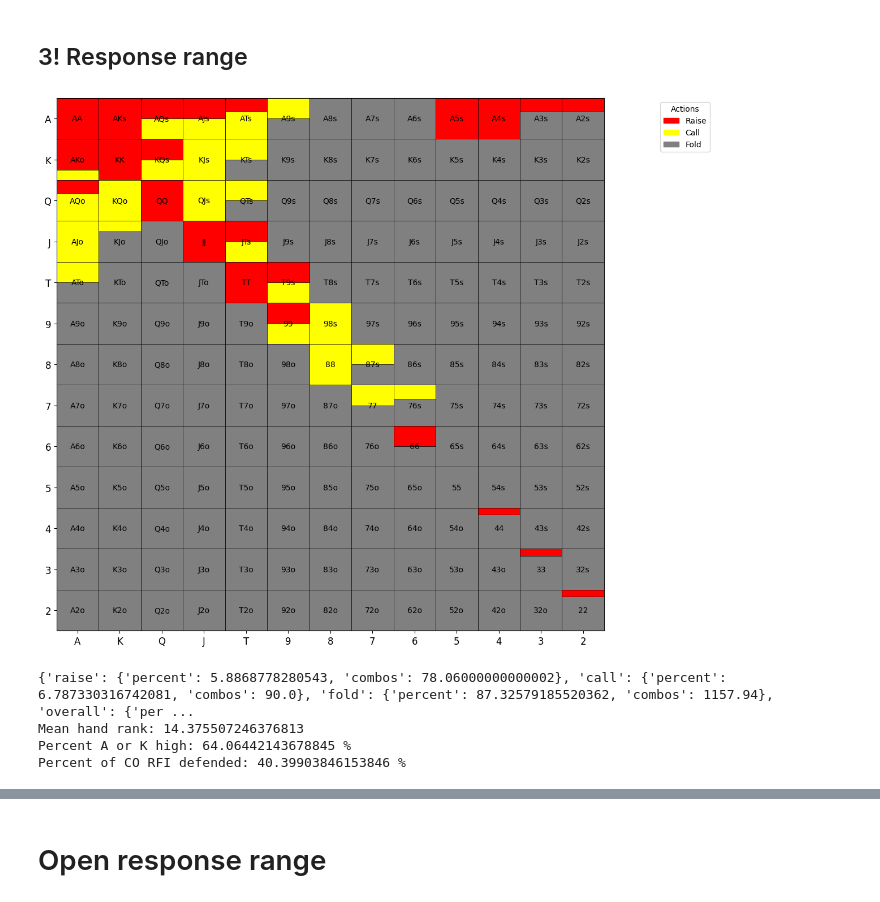
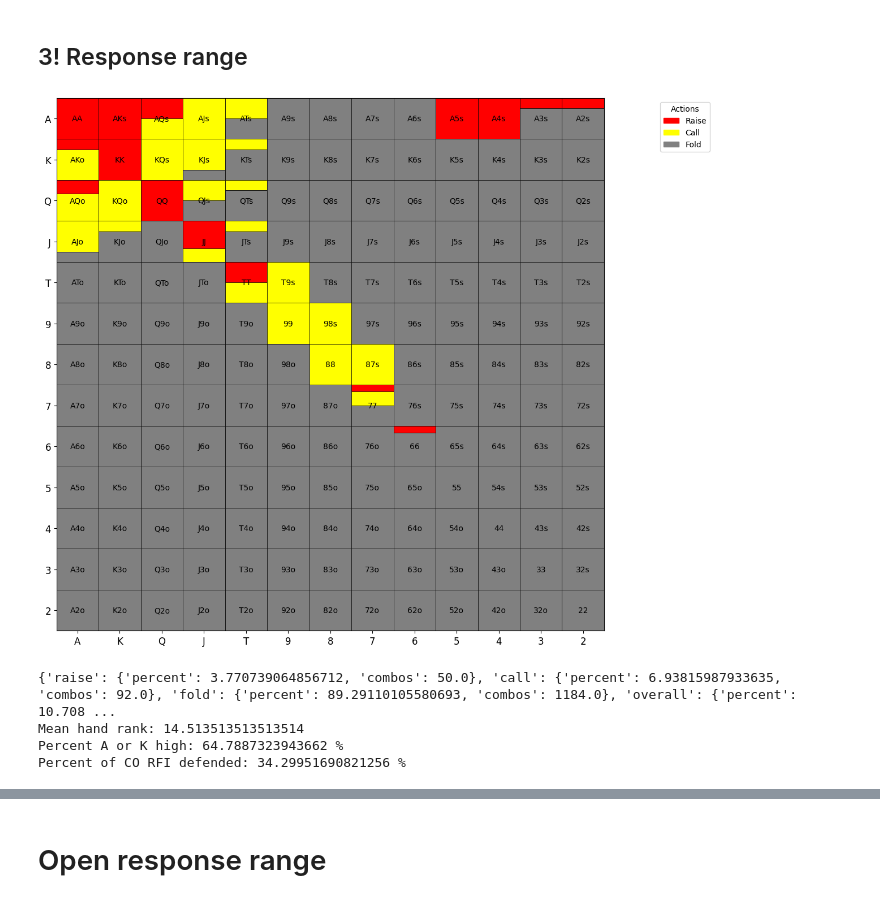
Before and after one commit to KunaalAgarwal/poker_analysis, a Jupyter notebook: src/co_ranges.ipynb, the cells around one changed output, grey strips where cells are left out. Cells and saved outputs as stored; diff of their text form; code cells hidden in the pictures.

```diff
--- a/src/co_ranges.ipynb
+++ b/src/co_ranges.ipynb
@@ -97,7 +97,7 @@ rfi_range = {
 
     "65s": {"raise": 0.5, "call": 0.0},
 
-    "54s": {"raise": 0.5, "call": 0.0},
+    "54s": {"raise": 0.0, "call": 0.0},
 
     "43s": {"raise": 0.0, "call": 0.0},
 
@@ -139,97 +139,83 @@ response_3bet_range = { # Assuming btn 3bet here
     "AA": {"raise": 1.0, "call": 0.0},
     "KK": {"raise": 1.0, "call": 0.0},
     "QQ": {"raise": 1.0, "call": 0.0},
-    "JJ": {"raise": 1.0, "call": 0.0},
-    "TT": {"raise": 1.0, "call": 0.0},
-
-    "99": {"raise": 0.5, "call": 0.5},
+    "JJ": {"raise": 2/3, "call": 1/3},
+    "TT": {"raise": 0.5, "call": 0.5},
+    "99": {"raise": 0.0, "call": 1.0},
     "88": {"raise": 0.0, "call": 1.0},
-    "77": {"raise": 0.0, "call": 0.5},
-    "66": {"raise": 0.5, "call": 0.0},
-    "55": {"raise": 0.0, "call": 0.0},
-    # 4bet bluff (unblocks AK, AQ, AJ, KQ, etc.), while ahead of those hands and can put high pressure on middling pairs
-    "44": {"raise": 0.17, "call": 0.0},
-    "33": {"raise": 0.17, "call": 0.0},
-    "22": {"raise": 0.17, "call": 0.0},
+    # 4bet bluff (unblocks AK, AQ, AJ, KQ, etc.), while ahead of those hands and can put high pressure on middling pairs (88-JJ)
+    "77": {"raise": 1/6, "call": 2/6},
+    "66": {"raise": 1/6, "call": 0.0},
 
     "AKs": {"raise": 1.0, "call": 0.0},
     "AQs": {"raise": 0.5, "call": 0.5},
-    "AJs": {"raise": 0.5, "call": 0.5},
-    "ATs": {"raise": 1/3, "call": 2/3},
-    "A9s": {"raise": 0.0, "call": 0.5},
-    "A8s": {"raise": 0.0, "call": 0.0},
-    "A7s": {"raise": 0.0, "call": 0.0},
-    "A6s": {"raise": 0.0, "call": 0.0},
+    "AJs": {"raise": 0.0, "call": 1.0},
+    "ATs": {"raise": 0.0, "call": 0.5},
     # 4bet bluffs
     "A5s": {"raise": 1.0, "call": 0.0},
     "A4s": {"raise": 1.0, "call": 0.0},
-    "A3s": {"raise": 1/3, "call": 0.0},
-    "A2s": {"raise": 1/3, "call": 0.0},
+    "A3s": {"raise": 0.25, "call": 0.0},
+    "A2s": {"raise": 0.25, "call": 0.0},
 
-    "AKo": {"raise": 0.75, "call": 0.25},
+    "AKo": {"raise": 0.25, "call": 0.75},
     "AQo": {"raise": 1/3, "call": 2/3},
-    "AJo": {"raise": 0.0, "call": 1.0},
-    "ATo": {"raise": 0.0, "call": 0.5},
-    "A9o": {"raise": 0.0, "call": 0.0},
-    "A5o": {"raise": 0.0, "call": 0.0},
-    "A4o": {"raise": 0.0, "call": 0.0},
-    "A3o": {"raise": 0.0, "call": 0.0},
-    "A2o": {"raise": 0.0, "call": 0.0},
+    "AJo": {"raise": 0.0, "call": 0.75},
+    "ATo": {"raise": 0.0, "call": 0.0},
 
-    "KQs": {"raise": 0.5, "call": 0.5},
-    "KJs": {"raise": 0.0, "call": 1.0},
-    "KTs": {"raise": 0.0, "call": 0.5},
+    "KQs": {"raise": 0.0, "call": 1.0},
+    "KJs": {"raise": 0.0, "call": 0.75},
+    "KTs": {"raise": 0.0, "call": 0.25},
     "K9s": {"raise": 0.0, "call": 0.0},
 
     "KQo": {"raise": 0.0, "call": 1.0},
     "KJo": {"raise": 0.0, "call": 0.25},
     "KTo": {"raise": 0.0, "call": 0.0},
 
-    "QJs": {"raise": 0.0, "call": 1.0},
-    "QTs": {"raise": 0.0, "call": 0.5},
+    "QJs": {"raise": 0.0, "call": 0.5},
+    "QTs": {"raise": 0.0, "call": 0.25},
 
     "QJo": {"raise": 0.0, "call": 0.0},
     "QTo": {"raise": 0.0, "call": 0.0},
     "Q9o": {"raise": 0.0, "call": 0.0},
 
-    "JTs": {"raise": 0.5, "call": 0.5},
+    "JTs": {"raise": 0.0, "call": 0.25},
     "J9s": {"raise": 0.0, "call": 0.0},
 
     "JTo": {"raise": 0.0, "call": 0.0},
     "J9o": {"raise": 0.0, "call": 0.0},
 
-    "T9s": {"raise": 0.5, "call": 0.5},
+    "T9s": {"raise": 0.0, "call": 1.0},
     "T8s": {"raise": 0.0, "call": 0.0},
 
     "98s": {"raise": 0.0, "call": 1.0},
     "97s": {"raise": 0.0, "call": 0.0},
 
-    "87s": {"raise": 0.0, "call": 0.5},
+    "87s": {"raise": 0.0, "call": 1.0},
     "86s": {"raise": 0.0, "call": 0.0},
 
-    "76s": {"raise": 0.0, "call": 1/3},
+    "76s": {"raise": 0.0, "call": 0.0},
     "75s": {"raise": 0.0, "call": 0.0},
 
     "65s": {"raise": 0.0, "call": 0.0},
 }
 # Visualize the range
 response_3bet = range_construction.generate_range(response_3bet_range, '../ranges/co_ranges/co_3!response.png')
 response_3bet_distribution = range_construction.range_hand_distribution(response_3bet_range)
 response_3bet_percent_by_actions = range_construction.range_percent_by_all_actions(response_3bet_range)
 response_3bet_mean_hand_rank = range_construction.average_range_rank(response_3bet_range)
 
 defended_rfi = 100*response_3bet_percent_by_actions['overall']['combos'] / rfi_percent_by_actions['overall']['combos']
 
 print(response_3bet_percent_by_actions)
 print(f'Mean hand rank: {response_3bet_mean_hand_rank}')
 print(f'Percent A or K high: {range_construction.percent_range_high_card(response_3bet_range)} %')
 print(f'Percent of CO RFI defended: {defended_rfi} %')
 
 response_3bet_distribution[1].to_csv('../ranges/co_ranges/co_3bet_response_distribution.csv')
 response_3bet_distribution[0]
 # %% [output]
-[figure, old version]
+[figure, new version]
-{'raise': {'percent': 5.8868778280543, 'combos': 78.06000000000002}, 'call': {'percent': 6.787330316742081, 'combos': 90.0}, 'fold': {'percent': 87.32579185520362, 'combos': 1157.94}, 'overall': {'per ...
-Mean hand rank: 14.375507246376813
-Percent A or K high: 64.06442143678845 %
-Percent of CO RFI defended: 40.39903846153846 %
+{'raise': {'percent': 3.770739064856712, 'combos': 50.0}, 'call': {'percent': 6.93815987933635, 'combos': 92.0}, 'fold': {'percent': 89.29110105580693, 'combos': 1184.0}, 'overall': {'percent': 10.708 ...
+Mean hand rank: 14.513513513513514
+Percent A or K high: 64.7887323943662 %
+Percent of CO RFI defended: 34.29951690821256 %
```
Also changed, not shown: parts of 4 cells of this notebook, 8 other files.
